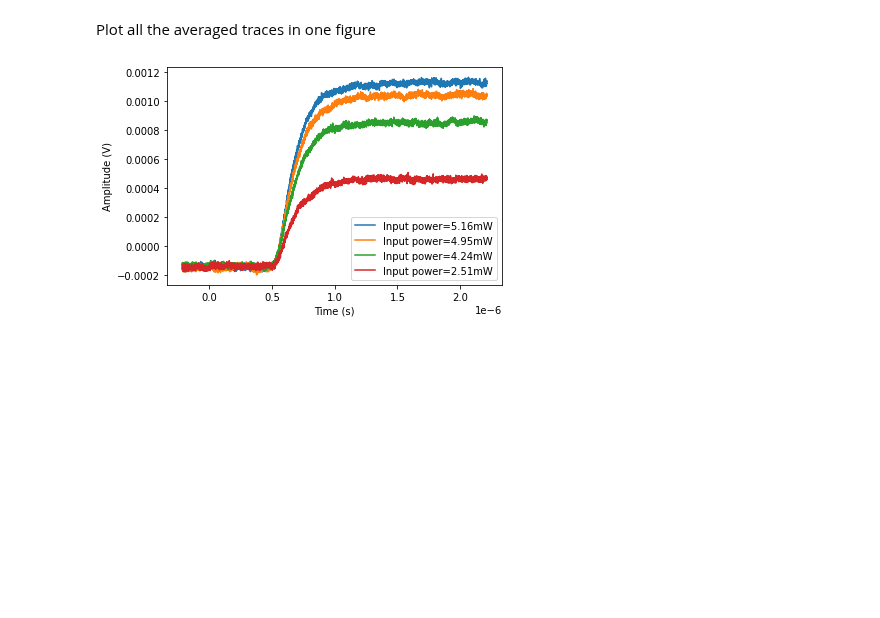
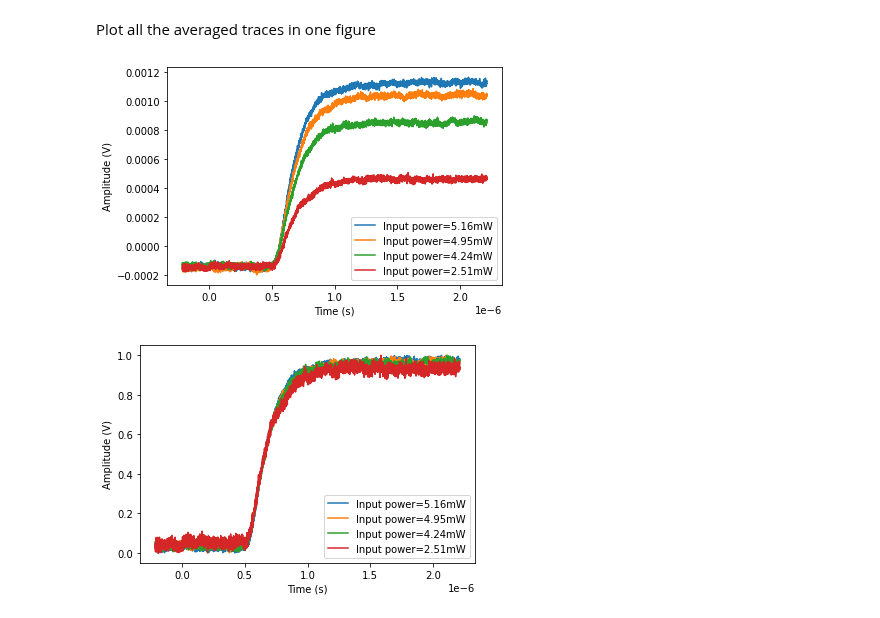
Before and after one commit to JUOM2016/Quick_cal_and_plotting, a Jupyter notebook: Averaging_Rabi_traces.ipynb, the cells around one changed output. Drawn from its saved outputs; the diff is of its cells as text; code cells hidden in the pictures; blank space fills up the shorter version.

```diff
--- a/Averaging_Rabi_traces.ipynb
+++ b/Averaging_Rabi_traces.ipynb
@@ -63,11 +63,21 @@ Plot all the averaged traces in one figure
 # %%
 out_data_np=out_data.to_numpy()
 fig,ax=plt.subplots()
 for index in range(num_of_subfolders):
     ax.plot(out_data_np[:,index*2],out_data_np[:,index*2+1],label='Input power='+"{}".format(Input_power[index]) + 'mW')
     ax.legend()
     ax.set_xlabel('Time (s)')
     ax.set_ylabel('Amplitude (V)')
     fig.patch.set_facecolor('white')
+
+fig,ax=plt.subplots()
+for index in range(num_of_subfolders):
+    normalised_data=(out_data_np[:,index*2+1]-min(out_data_np[:,index*2+1]))/(max(out_data_np[:,index*2+1])-min(out_data_np[:,index*2+1]))
+    ax.plot(out_data_np[:,index*2],normalised_data,label='Input power='+"{}".format(Input_power[index]) + 'mW')
+    ax.legend()
+    ax.set_xlabel('Time (s)')
+    ax.set_ylabel('Amplitude (V)')
+    fig.patch.set_facecolor('white')
 # %% [output]
 [figure]
+[figure, added]
```
